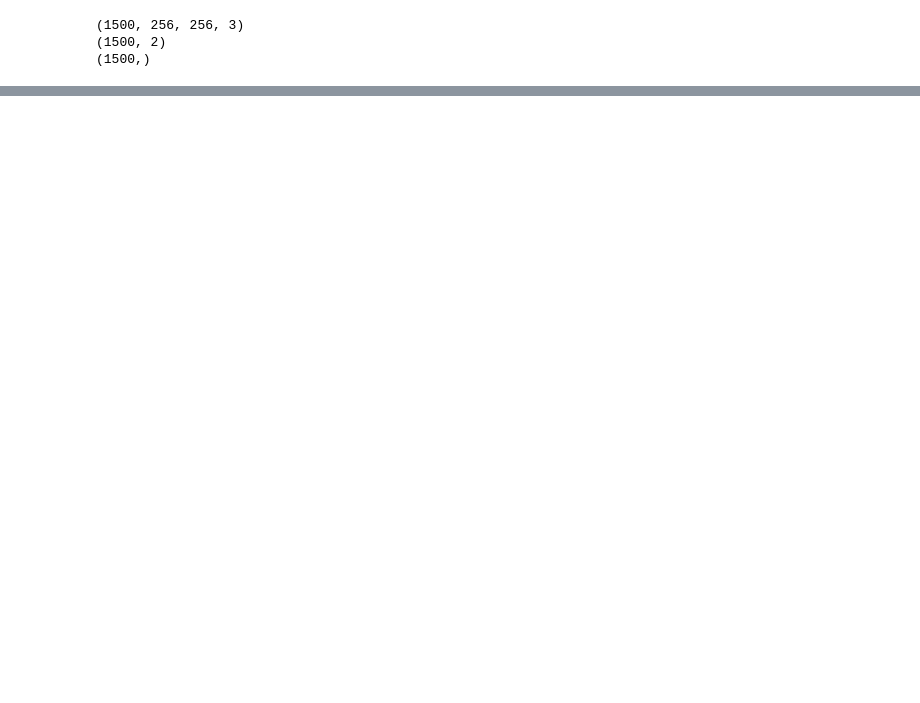
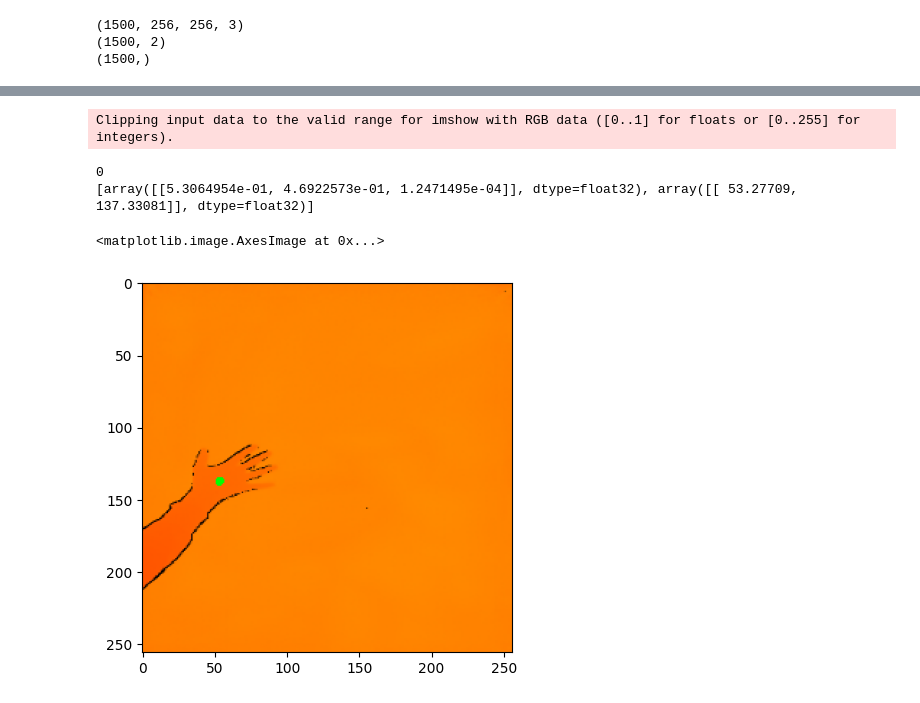
Before and after one commit to Mafa0987/AR_Sandbox, a Jupyter notebook: NeuralNetwork/ModelEvaluation.ipynb, the cells around one changed output, grey strips where cells are left out. Cells and saved outputs as stored; diff of their text form; code cells hidden in the pictures; blank space fills up the shorter version.

```diff
--- a/NeuralNetwork/ModelEvaluation.ipynb
+++ b/NeuralNetwork/ModelEvaluation.ipynb
@@ -133,3 +133,30 @@ MAE Average:  2.5122206366178723
 
 # plt.imshow(img)
 # plt.show()
+# %%
+error = 0
+for i in range(len(data)):
+    test_image = i
+    image = data[test_image].astype(np.float32)
+    prediction = sess.run(output_names=[output_one, output_two], input_feed={intput_name: image.reshape(1,256,256,3)})
+    predictedClass = np.argmax(prediction[0])
+    all_predicted_classes.append(predictedClass)
+    if (predictedClass != labels_ges[test_image]):
+        error += 1
+    if (error > 29):
+        break
+
+img = image.copy()
+for x in range(256):
+    for y in range(256):
+        if((x - prediction[1][0][0])**2 + (y - prediction[1][0][1])**2 < 10):
+            img[y][x] = [0, 255, 0]
+print(predictedClass)
+print(prediction)
+plt.imshow(img)
+# %% [output]
+Clipping input data to the valid range for imshow with RGB data ([0..1] for floats or [0..255] for integers).
+0
+[array([[5.3064954e-01, 4.6922573e-01, 1.2471495e-04]], dtype=float32), array([[ 53.27709, 137.33081]], dtype=float32)]
+<matplotlib.image.AxesImage at 0x...>
+[figure, added]
```
Also changed, not shown: parts of 1 cell of this notebook, 20 other files.
